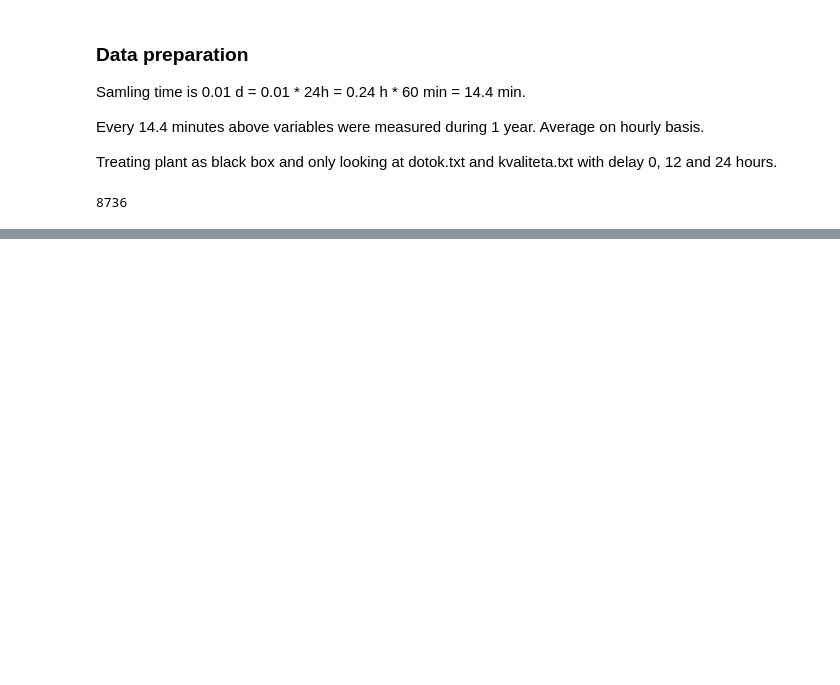
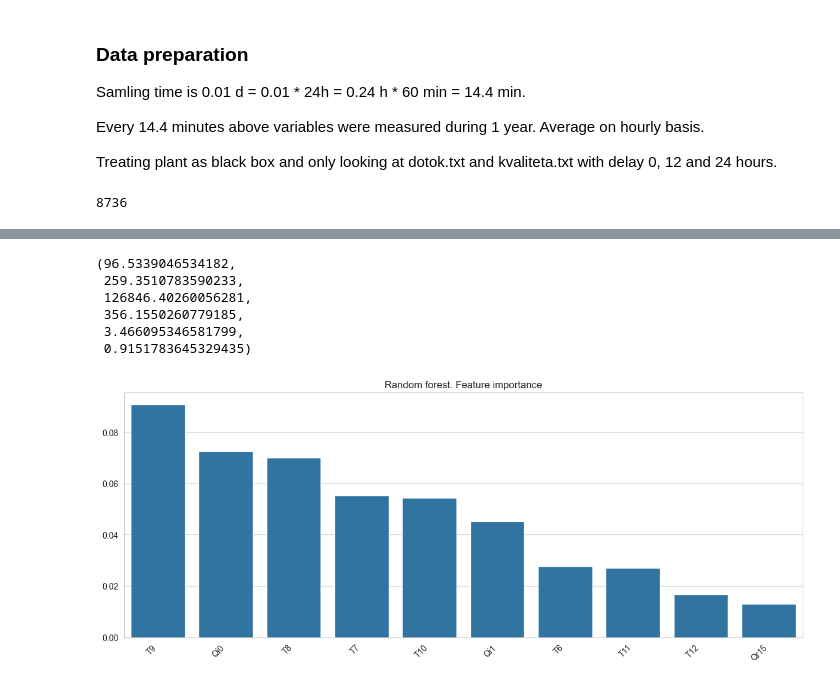
Before and after one commit to lanadominkovic/water-plant-analysis, a Jupyter notebook: wwtp_analysis.ipynb, the cells around one changed output, grey strips where cells are left out. Cells and saved outputs as stored; diff of their text form; code cells hidden in the pictures; blank space fills up the shorter version.

````diff
--- a/wwtp_analysis.ipynb
+++ b/wwtp_analysis.ipynb
@@ -110,7 +146,7 @@ ME methane production,
 OCI operating costs
 ```
 # %%
-df_cost = pd.read_csv('data/stroski.txt', sep="   ", header=None, engine="python")
+df_cost = pd.read_csv('signali3/stroski.txt', sep="   ", header=None, engine="python")
 df_cost.columns = ['t', 'SC', 'AE', 'PE', 'ME', 'OCI']
 df_cost.set_index('t', inplace=True)
 # %%
@@ -288,0 +251,3 @@ print(r2)
+# %%
+input_variables = df.columns.drop(['EQI', 'OCI'])
+input_variables
@@ -288,0 +258,15 @@ print(r2)
+# %%
+all_lagged_features = []  # List to hold all lagged features DataFrames
+
+# Generate lagged features for each input variable
+for variable in input_variables:
+    for lag in time_lags:
+        lagged_feature = df[variable].shift(lag).to_frame(f"{variable}{lag}")
+        all_lagged_features.append(lagged_feature)
+
+# Concatenate all lagged features into one DataFrame
+lagged_data = pd.concat(all_lagged_features, axis=1)
+
+# Remove the rows with NaN values resulting from the lagging
+lagged_data = lagged_data.dropna()
+lagged_data
@@ -288,0 +307,8 @@ print(r2)
+# %%
+# use oob score instead of cv
+
+max_depths = [30]
+min_samples_leafs = [1]
+min_samples_split = [2]
+max_features = [0.3]
+n_estimators = [500]
@@ -288,0 +371,29 @@ print(r2)
+# %%
+accuracy, mae, mse, rmse, mape, r2 = evaluate(best_model, X_test, y_test)
+accuracy, mae, mse, rmse, mape, r2 # test r2
+# %% [output]
+(96.5339046534182,
+ 259.3510783590233,
+ 126846.40260056281,
+ 356.1550260779185,
+ 3.466095346581799,
+ 0.9151783645329435)
+# %%
+importances = best_model.feature_importances_
+
+indices = np.argsort(importances)[::-1]
+
+names = [X_train.columns[i] for i in indices]
+
+plt.figure(figsize = (12, 5))
+sns.set_style("whitegrid")
+chart = sns.barplot(x = names[0:10], y=importances[indices[0:10]])
+plt.xticks(
+    rotation=45,
+    horizontalalignment='right',
+    fontweight='light'
+)
+plt.title('Random forest. Feature importance')
+plt.tight_layout()
+# %% [output]
+[figure, added]
````
Also changed, not shown: parts of 43 cells of this notebook.
